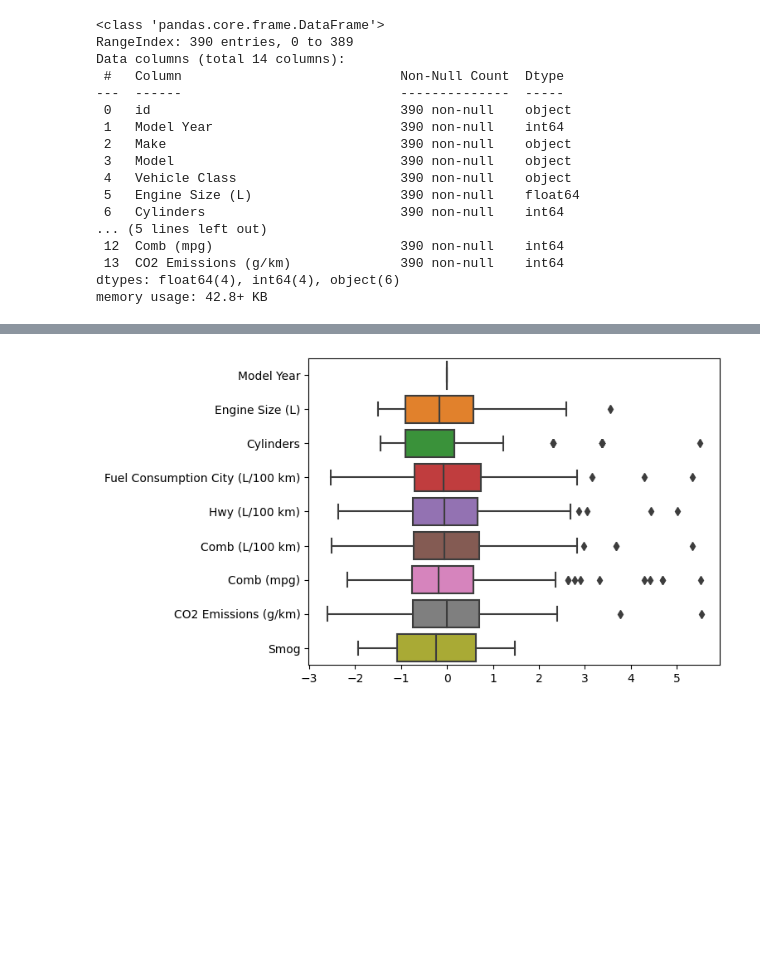
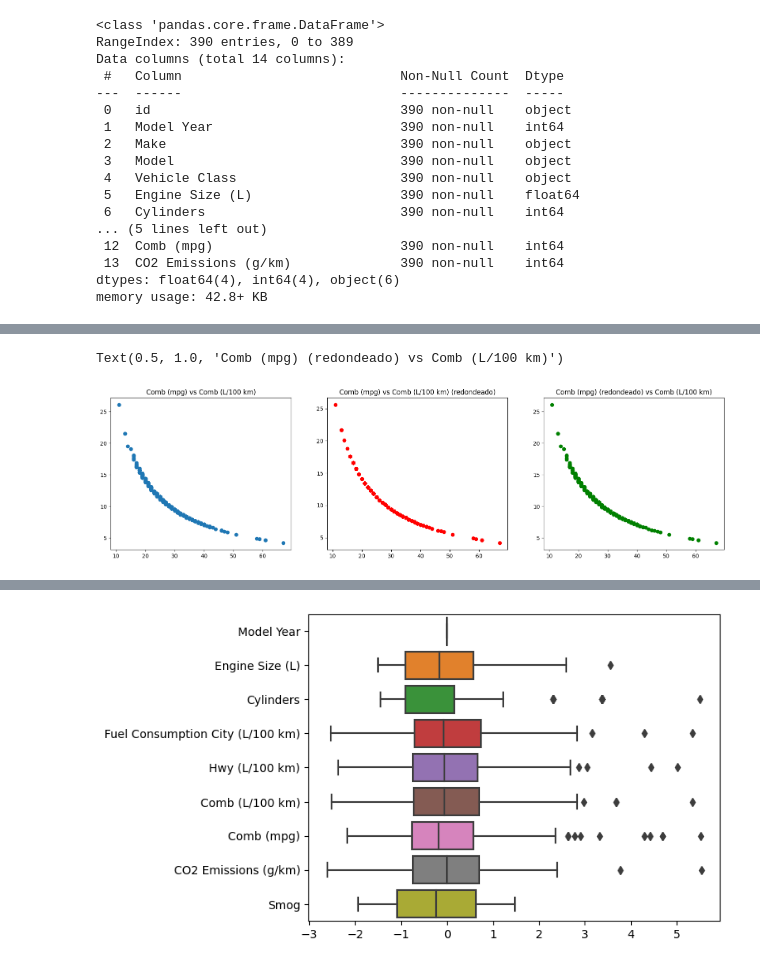
Before and after one commit to Kraslo/APAU_SMOG_PREDICTION_3RDGROUP, a Jupyter notebook: codigo/codigo_andy.ipynb, the cells around one changed output, grey strips where cells are left out. Drawn from its saved outputs; the diff is of its cells as text; code cells hidden in the pictures; blank space fills up the shorter version.

```diff
--- a/codigo/codigo_andy.ipynb
+++ b/codigo/codigo_andy.ipynb
@@ -174,0 +291,14 @@ def outliers(df):
+# %%
+ax,fig = plt.subplots(1,3,figsize=(20,5))
+
+fig[0].scatter(train['Comb (mpg)'],train['Comb (L/100 km)'])
+fig[0].set_title('Comb (mpg) vs Comb (L/100 km)')
+
+fig[1].scatter(train['Comb (mpg)'],np.around(282/train['Comb (mpg)'],1),color='red')
+fig[1].set_title('Comb (mpg) vs Comb (L/100 km) (redondeado)')
+
+fig[2].scatter(np.around(282/train['Comb (L/100 km)']),train['Comb (L/100 km)'],color='green')
+fig[2].set_title('Comb (mpg) (redondeado) vs Comb (L/100 km)')
+# %% [output]
+Text(0.5, 1.0, 'Comb (mpg) (redondeado) vs Comb (L/100 km)')
+[figure, added]
```
Also changed, not shown: parts of 111 cells of this notebook, 4 other files.
